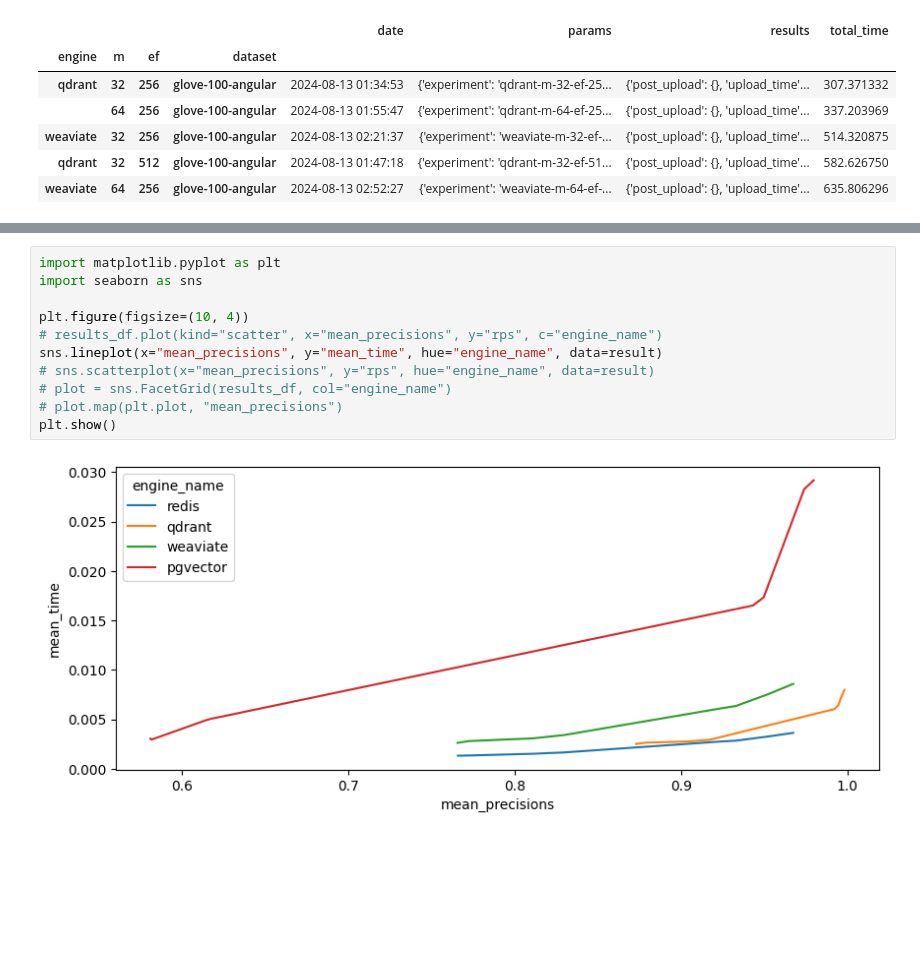
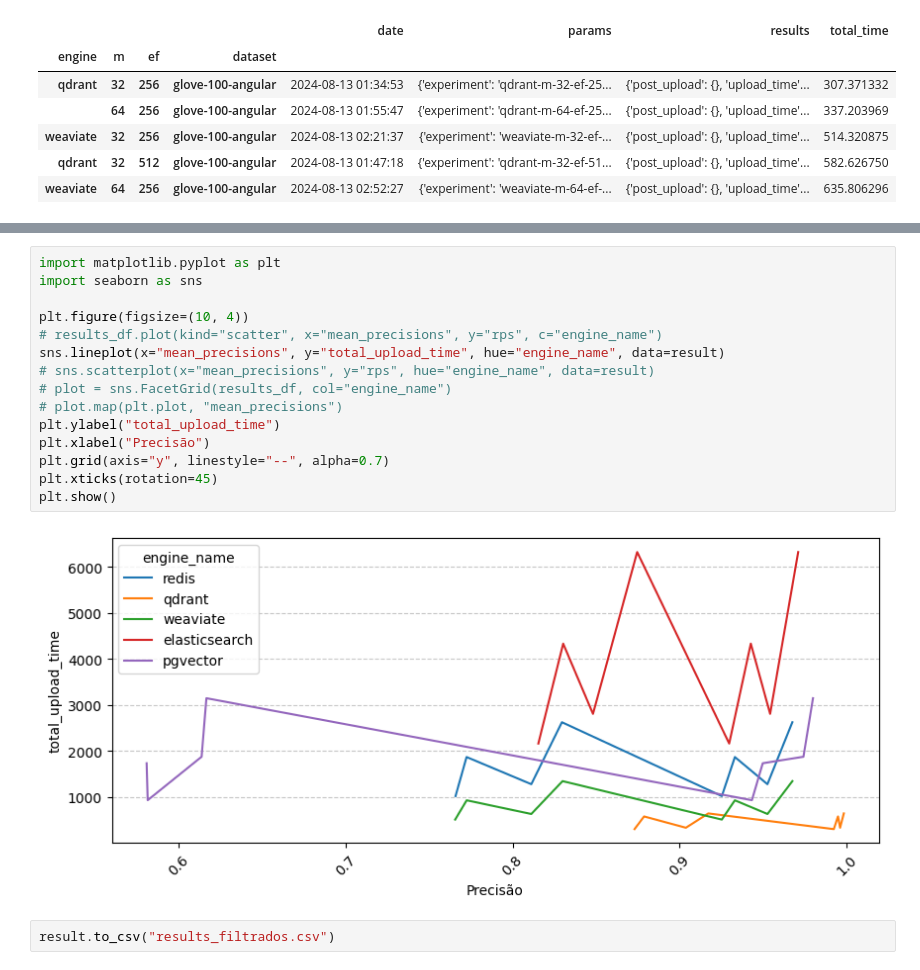
Before and after one commit to GersonRS/vector-db-benchmark, a Jupyter notebook: scripts/process-benchmarks.ipynb, the cells around one changed output, grey strips where cells are left out. Cells and saved outputs as stored; diff of their text form; blank space fills up the shorter version.

Commit message:
feat: implement chart web

```diff
--- a/scripts/process-benchmarks.ipynb
+++ b/scripts/process-benchmarks.ipynb
@@ -236,13 +262,19 @@ result.sort_values("mean_time", ascending=True)
 # %%
 import matplotlib.pyplot as plt
 import seaborn as sns
 
 plt.figure(figsize=(10, 4))
 # results_df.plot(kind="scatter", x="mean_precisions", y="rps", c="engine_name")
-sns.lineplot(x="mean_precisions", y="mean_time", hue="engine_name", data=result)
+sns.lineplot(x="mean_precisions", y="total_upload_time", hue="engine_name", data=result)
 # sns.scatterplot(x="mean_precisions", y="rps", hue="engine_name", data=result)
 # plot = sns.FacetGrid(results_df, col="engine_name")
 # plot.map(plt.plot, "mean_precisions")
+plt.ylabel("total_upload_time")
+plt.xlabel("Precisão")
+plt.grid(axis="y", linestyle="--", alpha=0.7)
+plt.xticks(rotation=45)
 plt.show()
 # %% [output]
-[figure, old version]
+[figure, new version]
+# %%
+result.to_csv("results_filtrados.csv")
```
Also changed, not shown: parts of 5 cells of this notebook, 38 other files.
